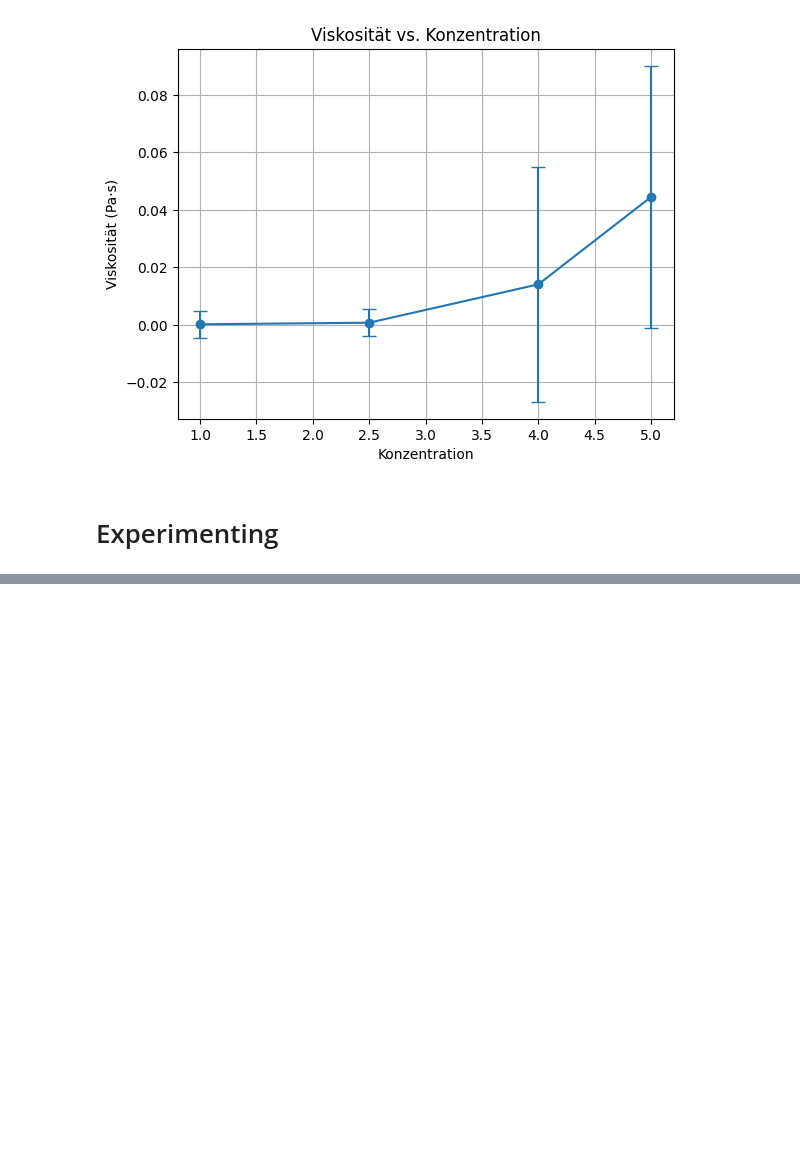
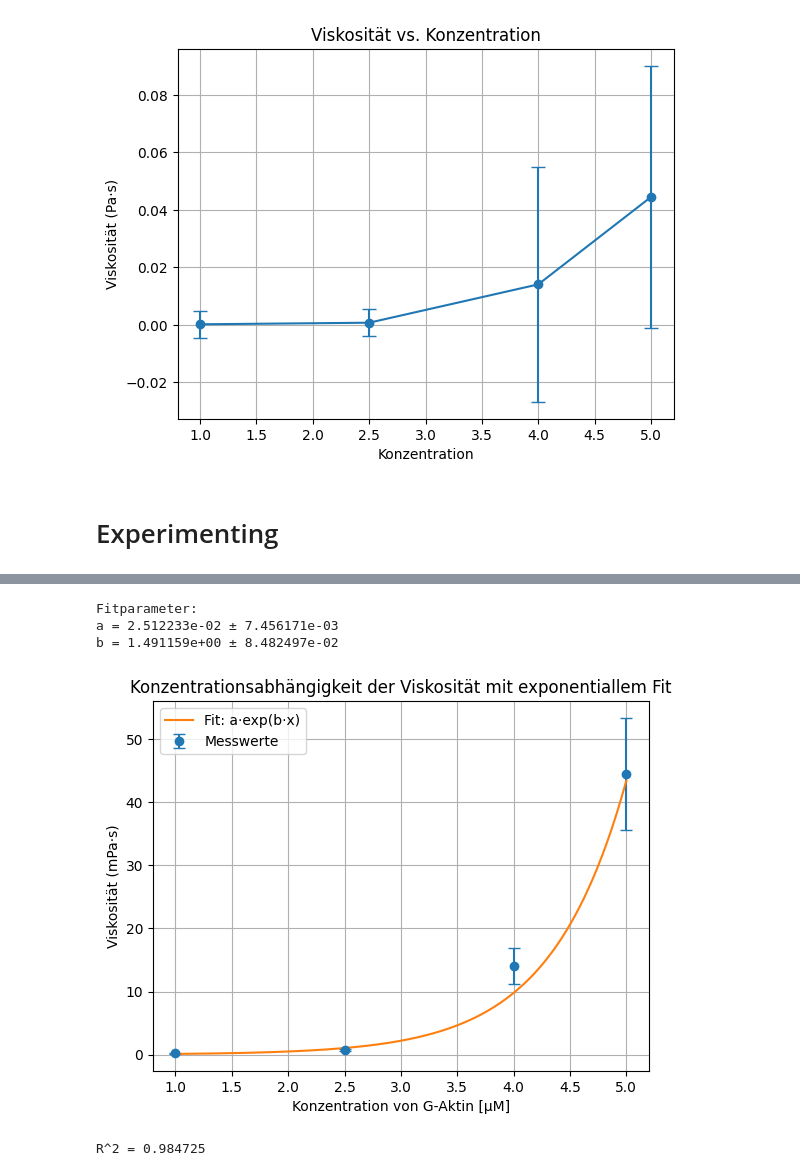
Before and after one commit to DaSch314/BPC-FILM, a Jupyter notebook: ACT_cricital_conc.ipynb, the cells around one changed output, grey strips where cells are left out. Cells and saved outputs as stored; diff of their text form; code cells hidden in the pictures; blank space fills up the shorter version.

```diff
--- a/ACT_cricital_conc.ipynb
+++ b/ACT_cricital_conc.ipynb
@@ -68,0 +103,4 @@ d_sphere = 0.6 # mm
+# %%
+def velocity_calc_error_mm_per_s(distance: float, t: float, t_error: float):
+    velocity_error_mm_per_s = (distance)/(t ** 2) * t_error
+    return velocity_error_mm_per_s
@@ -68,0 +260,55 @@ d_sphere = 0.6 # mm
+# %%
+import numpy as np
+import matplotlib.pyplot as plt
+from scipy.optimize import curve_fit
+
+# Daten
+concentration = df["Konzentration"]
+viscosity = df["viscosity_mPa_s"]
+viscosity_err = df["viscosity_error_mPa_s"]
+
+# Exponentialfunktion definieren
+def expo(x, a, b):
+    return a * np.exp(b * x)
+
+# Fit
+popt, pcov = curve_fit(expo, concentration, viscosity, sigma=viscosity_err, absolute_sigma=True)
+a_fit, b_fit = popt
+a_err, b_err = np.sqrt(np.diag(pcov))
+
+print("Fitparameter:")
+print(f"a = {a_fit:.6e} ± {a_err:.6e}")
+print(f"b = {b_fit:.6e} ± {b_err:.6e}")
+
+# Fitkurve erzeugen
+x_fit = np.linspace(min(concentration), max(concentration), 300)
+y_fit = expo(x_fit, a_fit, b_fit)
+
+# Plot
+plt.figure()
+plt.errorbar(concentration, viscosity, yerr=viscosity_err, fmt="o", capsize=4, label="Messwerte")
+plt.plot(x_fit, y_fit, label=f"Fit: a·exp(b·x)")
+
+plt.xlabel("Konzentration von G-Aktin [µM]")
+plt.ylabel("Viskosität (mPa·s)")
+plt.title("Konzentrationsabhängigkeit der Viskosität mit exponentiallem Fit")
+plt.grid(True)
+plt.legend()
+
+plt.show()
+
+# R^2 berechnen
+y_pred = expo(concentration, a_fit, b_fit)
+
+ss_res = np.sum((viscosity - y_pred)**2)
+ss_tot = np.sum((viscosity - np.mean(viscosity))**2)
+
+r2 = 1 - (ss_res / ss_tot)
+
+print(f"R^2 = {r2:.6f}")
+# %% [output]
+Fitparameter:
+a = 2.512233e-02 ± 7.456171e-03
+b = 1.491159e+00 ± 8.482497e-02
+[figure, added]
+R^2 = 0.984725
```
Also changed, not shown: parts of 17 cells of this notebook, 1 other file.
